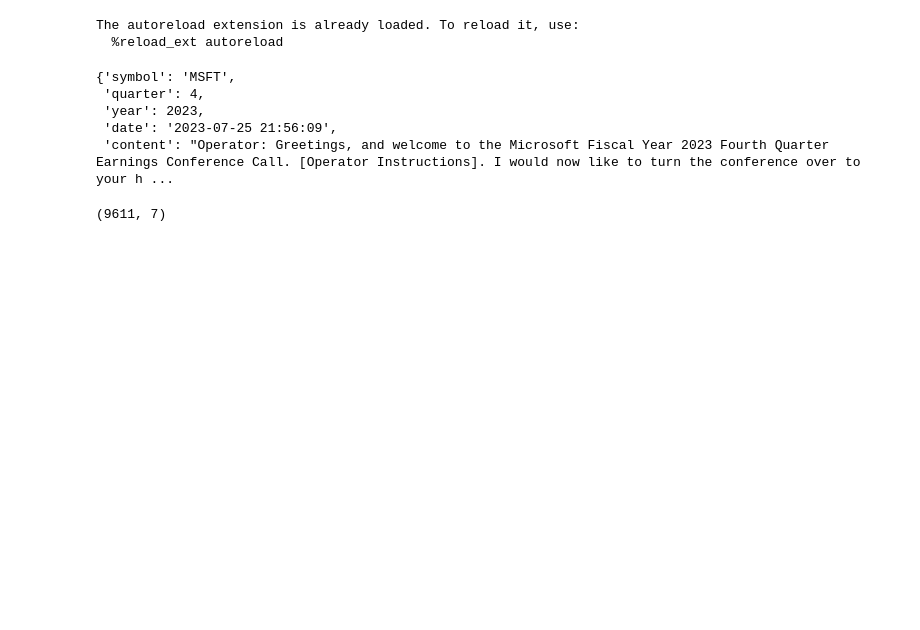
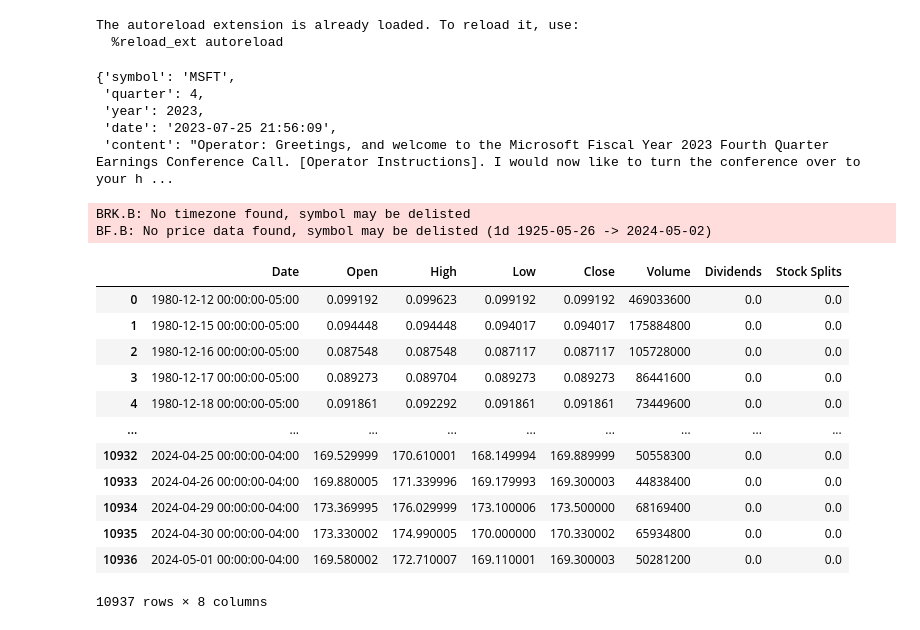
Before and after one commit to jjr2024/cs-457-project, a Jupyter notebook: analysis.ipynb, the cells around one changed output. Saved outputs shown, nothing was run; the diff lists cells and outputs as text; code cells hidden in the pictures; blank space fills up the shorter version.

Commit message:
Created new function for accessing data

```diff
--- a/analysis.ipynb
+++ b/analysis.ipynb
@@ -29,7 +36,10 @@ transcript
 #Data Frame with all price data ever for Microsoft
 MSFT_stock = get_price_data(tickers[0])
 """ Do Not Rerun """
-# %%
-MSFT_stock.shape
-# %% [output]
-(9611, 7)
+# %%
+stock_dict_df = dict()
+for tick in tickers:
+    stock_dict_df[tick] = get_price_data(tick)
+# %% [output]
+BRK.B: No timezone found, symbol may be delisted
+BF.B: No price data found, symbol may be delisted (1d 1925-05-26 -> 2024-05-02)
@@ -35,0 +49,18 @@ MSFT_stock.shape
+# %%
+temp = get_stock_dict()
+# %%
+temp["AAPL"]
+# %% [output]
+|  | Date | Open | High | Low | Close | Volume | Dividends | Stock Splits |
+| 0 | 1980-12-12 00:00:00-05:00 | 0.099192 | 0.099623 | 0.099192 | 0.099192 | 469033600 | 0.0 | 0.0 |
+| 1 | 1980-12-15 00:00:00-05:00 | 0.094448 | 0.094448 | 0.094017 | 0.094017 | 175884800 | 0.0 | 0.0 |
+| 2 | 1980-12-16 00:00:00-05:00 | 0.087548 | 0.087548 | 0.087117 | 0.087117 | 105728000 | 0.0 | 0.0 |
+| 3 | 1980-12-17 00:00:00-05:00 | 0.089273 | 0.089704 | 0.089273 | 0.089273 | 86441600 | 0.0 | 0.0 |
+| 4 | 1980-12-18 00:00:00-05:00 | 0.091861 | 0.092292 | 0.091861 | 0.091861 | 73449600 | 0.0 | 0.0 |
+| ... | ... | ... | ... | ... | ... | ... | ... | ... |
+| 10932 | 2024-04-25 00:00:00-04:00 | 169.529999 | 170.610001 | 168.149994 | 169.889999 | 50558300 | 0.0 | 0.0 |
+| 10933 | 2024-04-26 00:00:00-04:00 | 169.880005 | 171.339996 | 169.179993 | 169.300003 | 44838400 | 0.0 | 0.0 |
+| 10934 | 2024-04-29 00:00:00-04:00 | 173.369995 | 176.029999 | 173.100006 | 173.500000 | 68169400 | 0.0 | 0.0 |
+| 10935 | 2024-04-30 00:00:00-04:00 | 173.330002 | 174.990005 | 170.000000 | 170.330002 | 65934800 | 0.0 | 0.0 |
+| 10936 | 2024-05-01 00:00:00-04:00 | 169.580002 | 172.710007 | 169.110001 | 169.300003 | 50281200 | 0.0 | 0.0 |
+10937 rows × 8 columns
```
Also changed, not shown: parts of 4 cells of this notebook, 2 other files.
